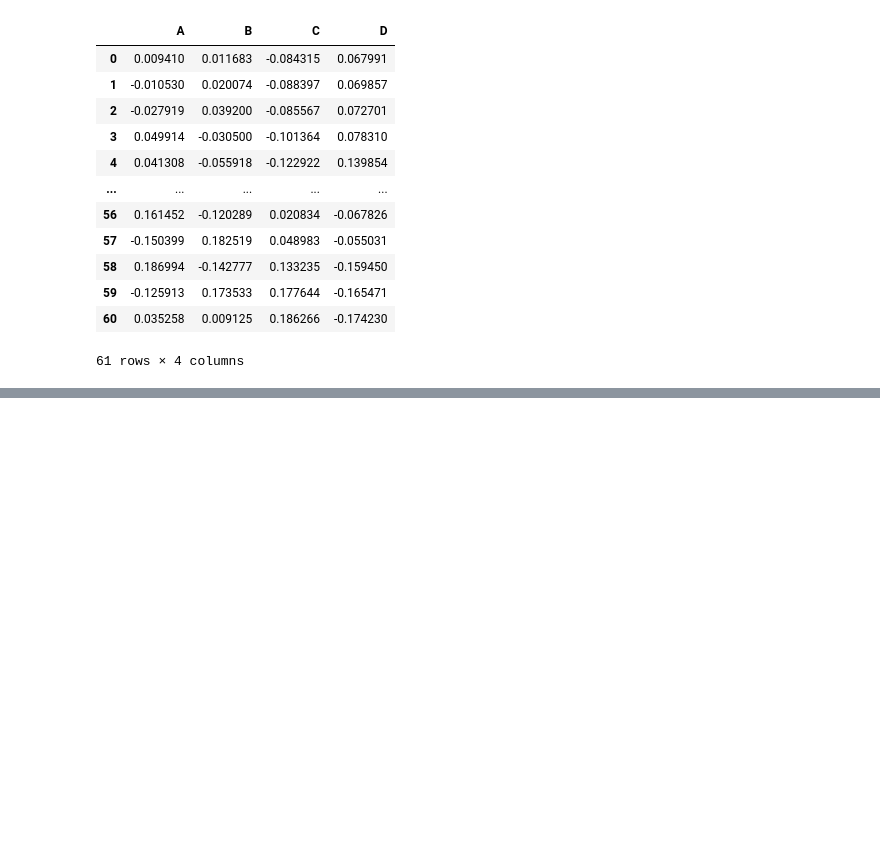
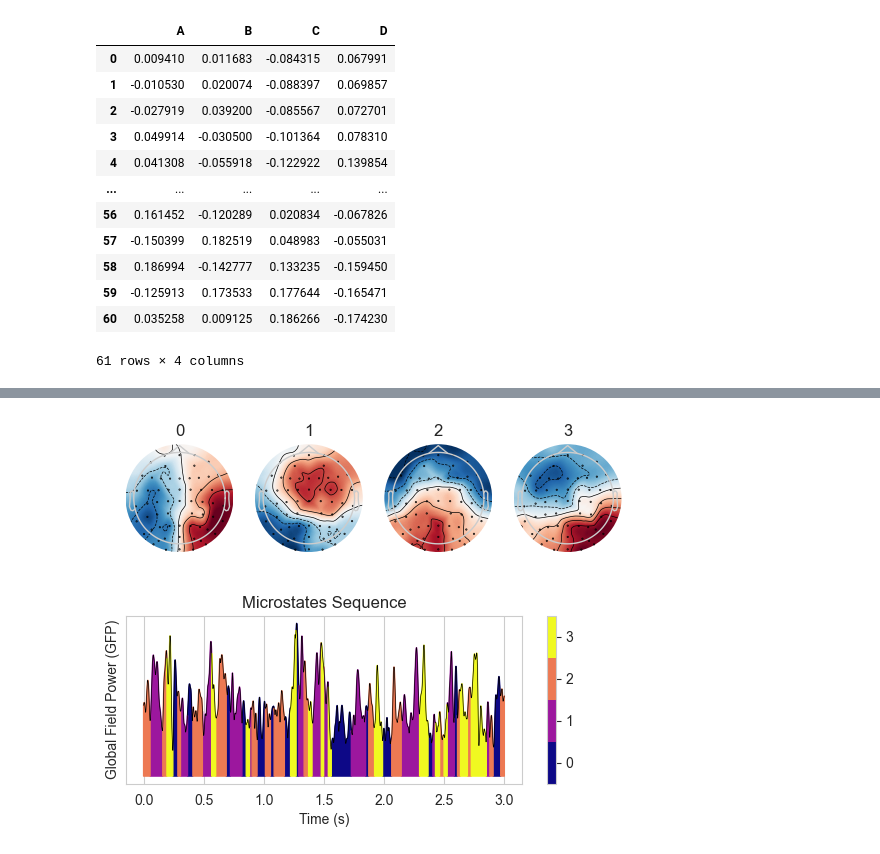
Before and after one commit to anast3t/nsu-microstate-rest-eeg, a Jupyter notebook: NormativeMapsAssign.ipynb, the cells around one changed output, grey strips where cells are left out. Drawn from its saved outputs; the diff is of its cells as text; code cells hidden in the pictures; blank space fills up the shorter version.

```diff
--- a/NormativeMapsAssign.ipynb
+++ b/NormativeMapsAssign.ipynb
@@ -135,0 +168,4 @@ for i in range(4):
+# %%
+nk.microstates_plot(mhw.ms, epoch=(0, 2048*3))
+# %% [output]
+[figure, added]
```
Also changed, not shown: parts of 15 cells of this notebook, 1 other file.
